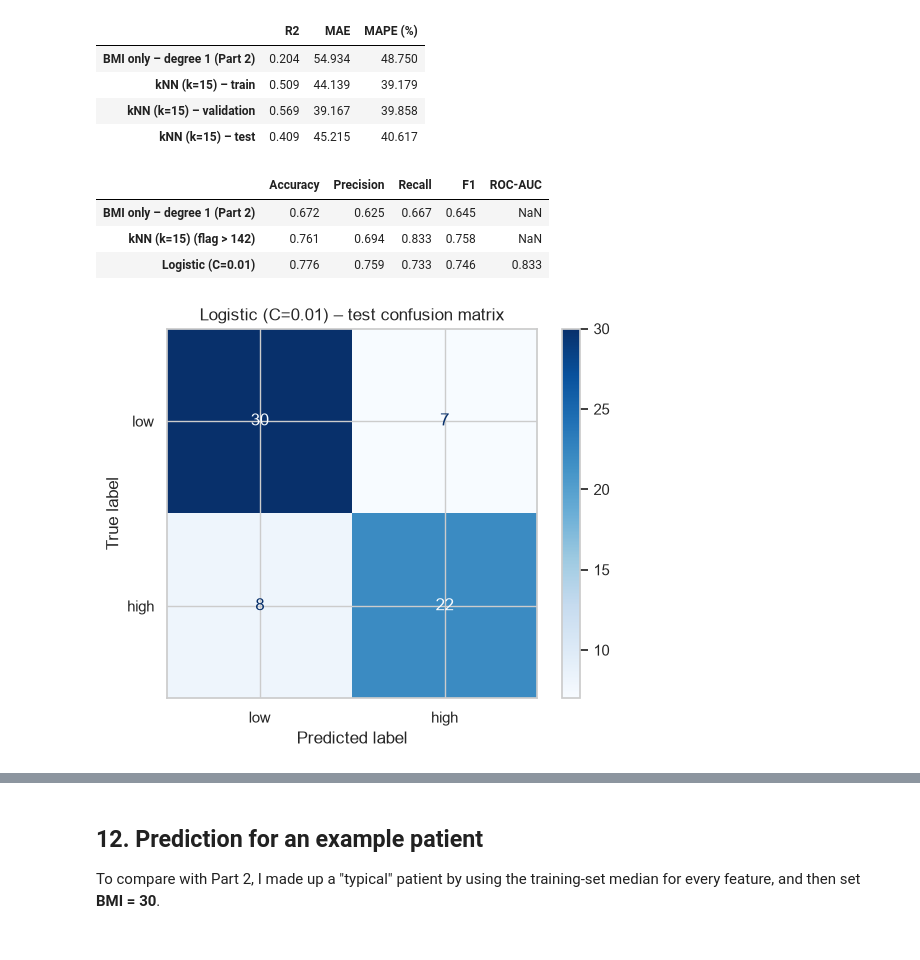
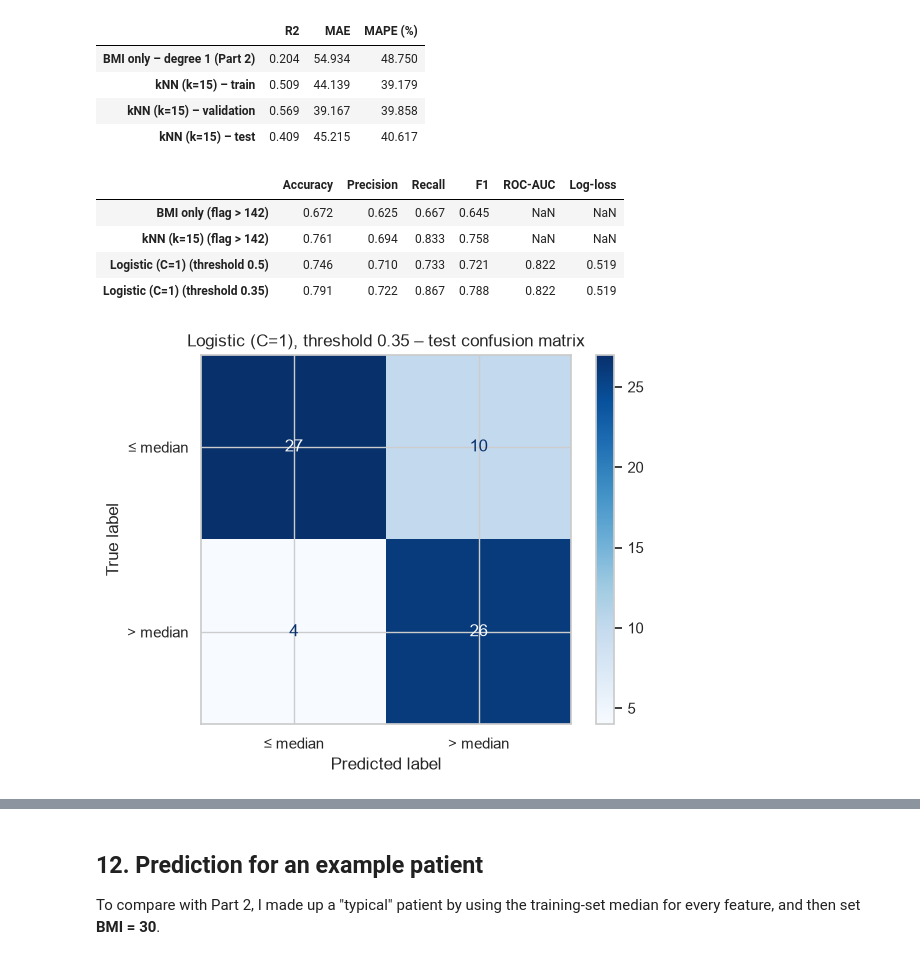
Before and after one commit to Namypark/diabetes-progression-lab2, a Jupyter notebook: lab2_diabetes.ipynb, the cells around one changed output, grey strips where cells are left out. Cells and saved outputs as stored; diff of their text form; code cells hidden in the pictures.

```diff
--- a/lab2_diabetes.ipynb
+++ b/lab2_diabetes.ipynb
@@ -533,7 +555,7 @@ for ax, (name, X_split, y_split, color) in zip(axes, splits):
     ax.plot(bmi_grid["bmi"], bmi_fit, color="black", lw=2, label=f"degree-{BEST_DEGREE} fit (chosen)")
     ax.plot(bmi_grid["bmi"], top_fit, color="tab:red", lw=2, ls="--",
             label=f"degree-{TOP_DEGREE} fit (top scorer)")
-    ax.set(title=f"{name} set (n = {len(y_split)}, R² = {r2:.2f})", xlabel="BMI (kg/m²)")
+    ax.set(title=f"{name} set (n = {len(y_split)}, chosen-model R² = {r2:.2f})", xlabel="BMI (kg/m²)")
     ax.legend()
 axes[0].set_ylabel("Disease progression after 1 year")
 fig.tight_layout()
@@ -853,14 +921,16 @@ probabilities rank high-risk patients above low-risk ones, no matter which thres
 # %%
-from sklearn.metrics import accuracy_score, precision_score, recall_score, f1_score, roc_auc_score
+from sklearn.metrics import (accuracy_score, precision_score, recall_score, f1_score,
+                             roc_auc_score, log_loss)
 
 
-def classification_metrics(y_true, y_pred, y_score=None):
+def classification_metrics(y_true, y_pred, y_proba=None):
     metrics = {"Accuracy": accuracy_score(y_true, y_pred),
                "Precision": precision_score(y_true, y_pred),
                "Recall": recall_score(y_true, y_pred),
                "F1": f1_score(y_true, y_pred)}
-    if y_score is not None:
-        metrics["ROC-AUC"] = roc_auc_score(y_true, y_score)
+    if y_proba is not None:
+        metrics["ROC-AUC"] = roc_auc_score(y_true, y_proba)
+        metrics["Log-loss"] = log_loss(y_true, y_proba)
     return metrics
 
 
@@ -946,0 +1040,16 @@ best_mv_model, best_log_model = mv_models[best_mv_name], log_models[best_log_nam
+# %%
+MIN_RECALL = 0.90
+val_proba = best_log_model.predict_proba(X_val_mv)[:, 1]
+
+threshold_rows = []
+for t in np.round(np.arange(0.50, 0.19, -0.05), 2):
+    pred = (val_proba >= t).astype(int)
+    threshold_rows.append({"threshold": t, "Val recall": recall_score(y_val_cls, pred),
+                           "Val precision": precision_score(y_val_cls, pred),
+                           "Val accuracy": accuracy_score(y_val_cls, pred)})
+threshold_table = pd.DataFrame(threshold_rows).set_index("threshold")
+
+meets_target = threshold_table[threshold_table["Val recall"] >= MIN_RECALL]
+THRESHOLD = meets_target.index.max() if len(meets_target) else 0.5
+print(f"Chosen threshold: {THRESHOLD}")
+threshold_table.round(3)
@@ -961,26 +1084,30 @@ mv_test_results.round(3)
 | kNN (k=15) – validation | 0.569 | 39.167 | 39.858 |
 | kNN (k=15) – test | 0.409 | 45.215 | 40.617 |
 # %%
-log_test_pred = best_log_model.predict(X_test_mv)
 log_test_proba = best_log_model.predict_proba(X_test_mv)[:, 1]
+log_test_pred = (log_test_proba >= THRESHOLD).astype(int)
 
 pd.DataFrame({
-    "BMI only – degree 1 (Part 2)": classification_metrics(y_test_cls, flagged_high),
+    f"BMI only (flag > {RISK_THRESHOLD:.0f})": classification_metrics(y_test_cls, flagged_high),
     f"{best_mv_name} (flag > {RISK_THRESHOLD:.0f})": classification_metrics(
         y_test_cls, (best_mv_model.predict(X_test_mv) > RISK_THRESHOLD).astype(int)),
-    best_log_name: classification_metrics(y_test_cls, log_test_pred, log_test_proba),
+    f"{best_log_name} (threshold 0.5)": classification_metrics(
+        y_test_cls, (log_test_proba >= 0.5).astype(int), log_test_proba),
+    f"{best_log_name} (threshold {THRESHOLD})": classification_metrics(
+        y_test_cls, log_test_pred, log_test_proba),
 }).T.round(3)
 # %% [output]
-|  | Accuracy | Precision | Recall | F1 | ROC-AUC |
-| BMI only – degree 1 (Part 2) | 0.672 | 0.625 | 0.667 | 0.645 | NaN |
-| kNN (k=15) (flag > 142) | 0.761 | 0.694 | 0.833 | 0.758 | NaN |
-| Logistic (C=0.01) | 0.776 | 0.759 | 0.733 | 0.746 | 0.833 |
+|  | Accuracy | Precision | Recall | F1 | ROC-AUC | Log-loss |
+| BMI only (flag > 142) | 0.672 | 0.625 | 0.667 | 0.645 | NaN | NaN |
+| kNN (k=15) (flag > 142) | 0.761 | 0.694 | 0.833 | 0.758 | NaN | NaN |
+| Logistic (C=1) (threshold 0.5) | 0.746 | 0.710 | 0.733 | 0.721 | 0.822 | 0.519 |
+| Logistic (C=1) (threshold 0.35) | 0.791 | 0.722 | 0.867 | 0.788 | 0.822 | 0.519 |
 # %%
 from sklearn.metrics import ConfusionMatrixDisplay
 
-ConfusionMatrixDisplay.from_predictions(y_test_cls, log_test_pred, display_labels=["low", "high"],
-                                        cmap="Blues")
-plt.title(f"{best_log_name} – test confusion matrix")
+ConfusionMatrixDisplay.from_predictions(y_test_cls, log_test_pred,
+                                        display_labels=["≤ median", "> median"], cmap="Blues")
+plt.title(f"{best_log_name}, threshold {THRESHOLD} – test confusion matrix")
 plt.show()
 # %% [output]
-[figure, old version]
+[figure, new version]
```
Also changed, not shown: parts of 84 cells of this notebook, 1 other file.
